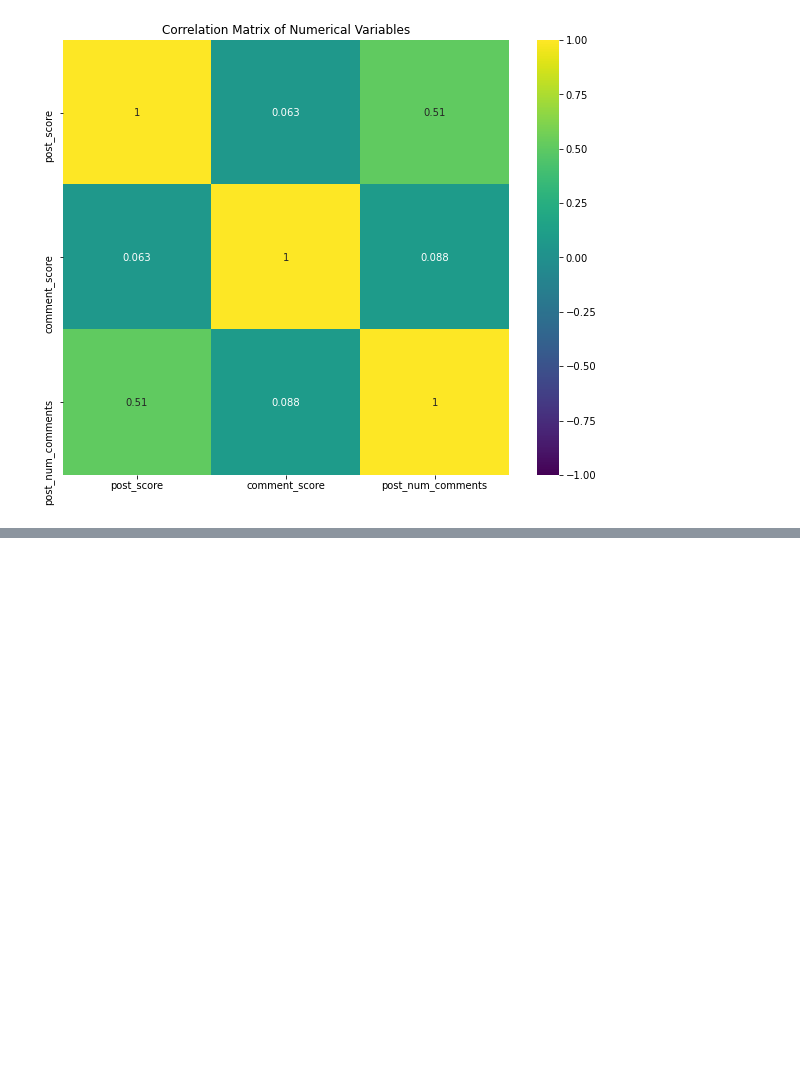
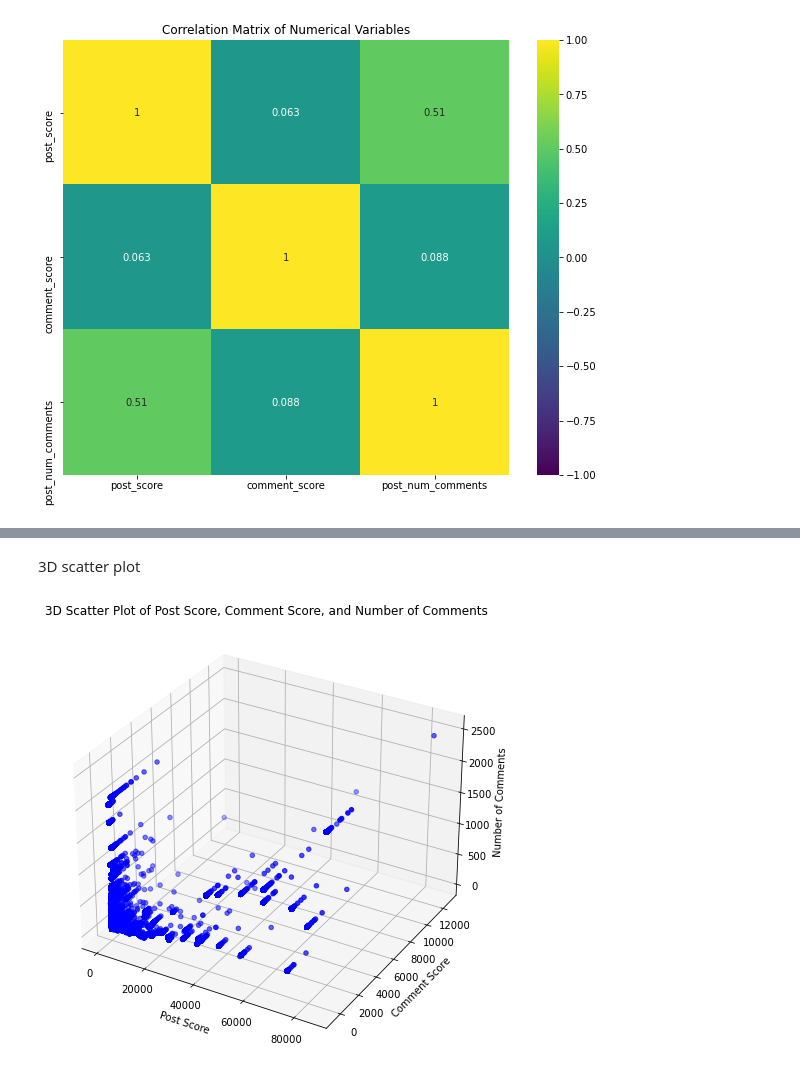
Before and after one commit to CynthiaJerono/Phase_5_Project, a Jupyter notebook: Bestina.ipynb, the cells around one changed output, grey strips where cells are left out. Saved outputs shown, nothing was run; the diff lists cells and outputs as text; code cells hidden in the pictures; blank space fills up the shorter version.

```diff
--- a/Bestina.ipynb
+++ b/Bestina.ipynb
@@ -285,0 +286,16 @@ plt.show()
+# %% [markdown]
+3D scatter plot
+# %%
+from mpl_toolkits.mplot3d import Axes3D
+
+# 3D scatter plot for post_score, comment_score, and post_num_comments
+fig = plt.figure(figsize=(10, 8))
+ax = fig.add_subplot(111, projection='3d')
+ax.scatter(df['post_score'], df['comment_score'], df['post_num_comments'], c='b', marker='o')
+ax.set_xlabel('Post Score')
+ax.set_ylabel('Comment Score')
+ax.set_zlabel('Number of Comments')
+plt.title('3D Scatter Plot of Post Score, Comment Score, and Number of Comments')
+plt.show()
+# %% [output]
+[figure, added]
```
Also changed, not shown: parts of 3 cells of this notebook.
